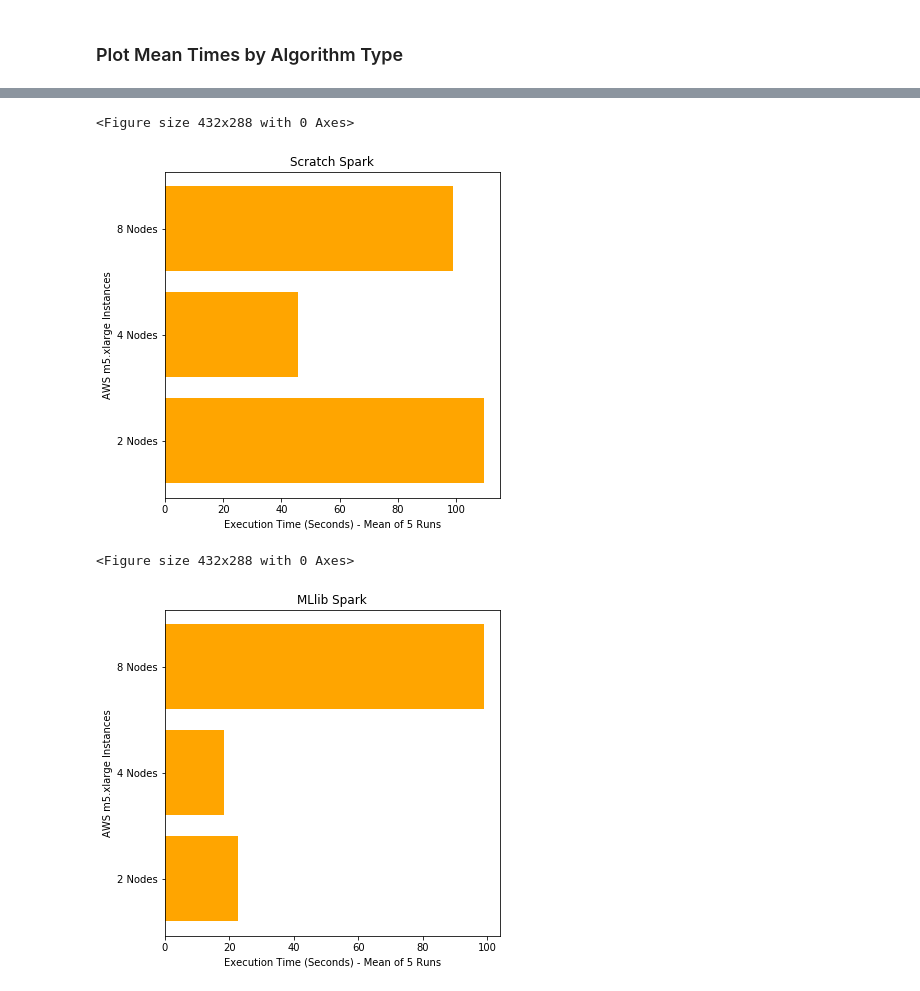
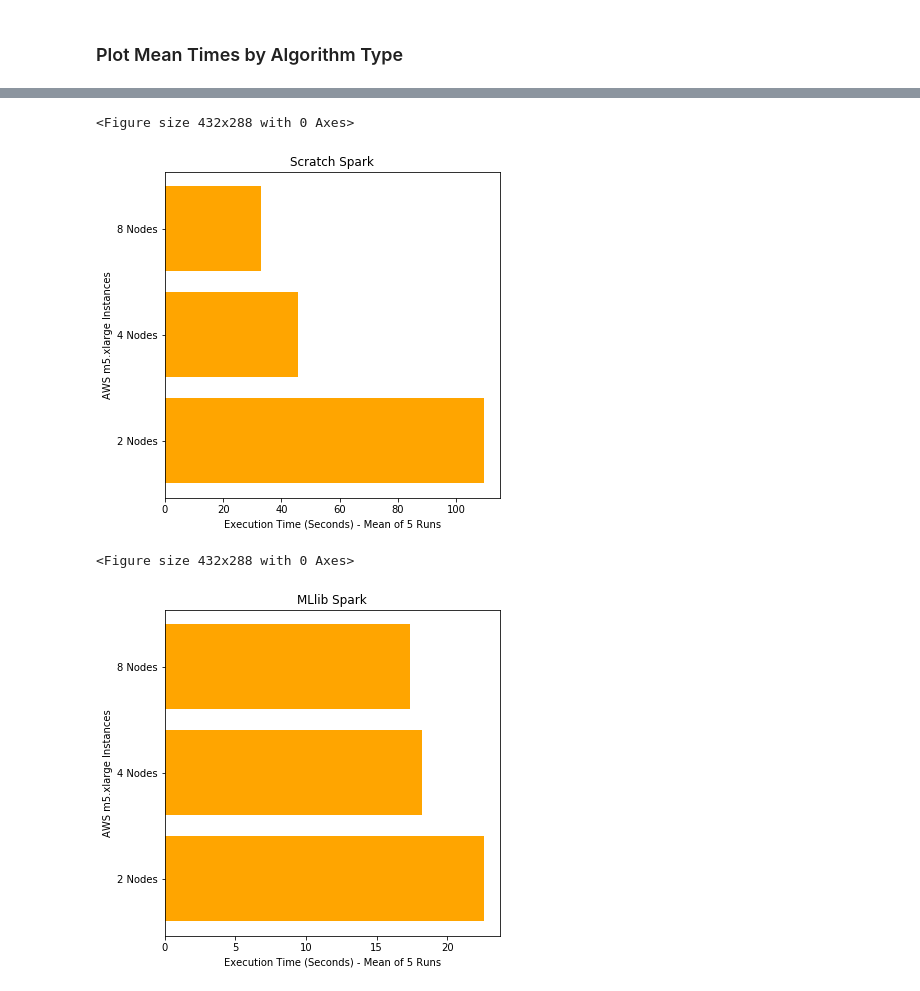
Before and after one commit to jstremme/DATA512-Research, a Jupyter notebook: final_project/notebooks/09_execution_time_analysis.ipynb, the cells around one changed output, grey strips where cells are left out. Saved outputs shown, nothing was run; the diff lists cells and outputs as text; code cells hidden in the pictures.

```diff
--- a/final_project/notebooks/09_execution_time_analysis.ipynb
+++ b/final_project/notebooks/09_execution_time_analysis.ipynb
@@ -22,9 +22,9 @@ import matplotlib.pyplot as plt
 # %%
 fit_times_df = pd.DataFrame(
     {'instances': [2, 2, 2, 2, 2, 4, 4, 4, 4, 4, 8, 8, 8, 8, 8],
-     'scratch_python_fit_time_seconds': [60*1 + 30, 60*1 + 28, 60*1 + 24, 60*1 + 32, 60*1 + 27, 60*1 + 44, 60*1 + 52, 60*1 + 41, 60*1 + 49, 60*1 + 54, 99, 99, 99, 99, 99],
-     'scratch_spark_fit_time_seconds': [60*1 + 49, 60*1 + 52, 60*1 + 47, 60*1 + 49, 60*1 + 51, 48, 45, 42, 42, 52, 99, 99, 99, 99, 99],
-     'mllib_spark_fit_time_seconds': [24, 23, 22, 23, 21, 19, 18, 18, 17, 19, 99, 99, 99, 99, 99]
+     'scratch_python_fit_time_seconds': [60*1 + 30, 60*1 + 28, 60*1 + 24, 60*1 + 32, 60*1 + 27, 60*1 + 44, 60*1 + 52, 60*1 + 41, 60*1 + 49, 60*1 + 54, 60*1 + 38, 60*1 + 35, 60*1 + 29, 60*1 + 40, 60*1 + 34],
+     'scratch_spark_fit_time_seconds': [60*1 + 49, 60*1 + 52, 60*1 + 47, 60*1 + 49, 60*1 + 51, 48, 45, 42, 42, 52, 38, 33, 31, 30, 33],
+     'mllib_spark_fit_time_seconds': [24, 23, 22, 23, 21, 19, 18, 18, 17, 19, 18, 17, 17, 17, 18]
     })
 # %% [markdown]
 ### Create Plotting Functions
@@ -57,18 +57,23 @@ def plot_mean_times(mean_times, algos, title, color):
 # %%
 two_instance_df = fit_times_df[fit_times_df['instances'] == 2]
 four_instance_df = fit_times_df[fit_times_df['instances'] == 4]
+eight_instance_df = fit_times_df[fit_times_df['instances'] == 8]
 # %% [markdown]
 ### Compute Summary Statistics
 # %%
 all_algos = ['Scratch Sequential Python - 2 Instances', 'Scratch Spark - 2 Instances', 'MLlib Spark - 2 Instances',
-             'Scratch Sequential Python - 4 Instances', 'Scratch Spark - 4 Instances', 'MLlib Spark - 4 Instances']
+             'Scratch Sequential Python - 4 Instances', 'Scratch Spark - 4 Instances', 'MLlib Spark - 4 Instances',
+             'Scratch Sequential Python - 8 Instances', 'Scratch Spark - 8 Instances', 'MLlib Spark - 8 Instances']
 # %%
 all_times = [two_instance_df['scratch_python_fit_time_seconds'].tolist(),
              two_instance_df['scratch_spark_fit_time_seconds'].tolist(),
              two_instance_df['mllib_spark_fit_time_seconds'].tolist(),
              four_instance_df['scratch_python_fit_time_seconds'].tolist(),
              four_instance_df['scratch_spark_fit_time_seconds'].tolist(),
-             four_instance_df['mllib_spark_fit_time_seconds'].tolist()]
+             four_instance_df['mllib_spark_fit_time_seconds'].tolist(),
+             eight_instance_df['scratch_python_fit_time_seconds'].tolist(),
+             eight_instance_df['scratch_spark_fit_time_seconds'].tolist(),
+             eight_instance_df['mllib_spark_fit_time_seconds'].tolist()]
 # %%
 mean_times = list(map(mean_r, all_times))
 min_times = list(map(min_r, all_times))
@@ -103,12 +111,12 @@ plot_mean_times(means, algos, title='Scratch Sequential Python', color='orange')
 # %%
-means = [109.6, 45.8, 99]
+means = summary_df['Mean'].values[[1, 4, 7]]
 plot_mean_times(means, algos, title='Scratch Spark', color='orange')
 # %% [output]
 <Figure size 432x288 with 0 Axes>
-[figure, old version]
+[figure, new version]
 # %%
-means = [22.6, 18.2, 99]
+means = summary_df['Mean'].values[[2, 5, 8]]
 plot_mean_times(means, algos, title='MLlib Spark', color='orange')
 # %% [output]
 <Figure size 432x288 with 0 Axes>
-[figure, old version]
+[figure, new version]
```
Also changed, not shown: parts of 2 cells of this notebook, 3 other files.
